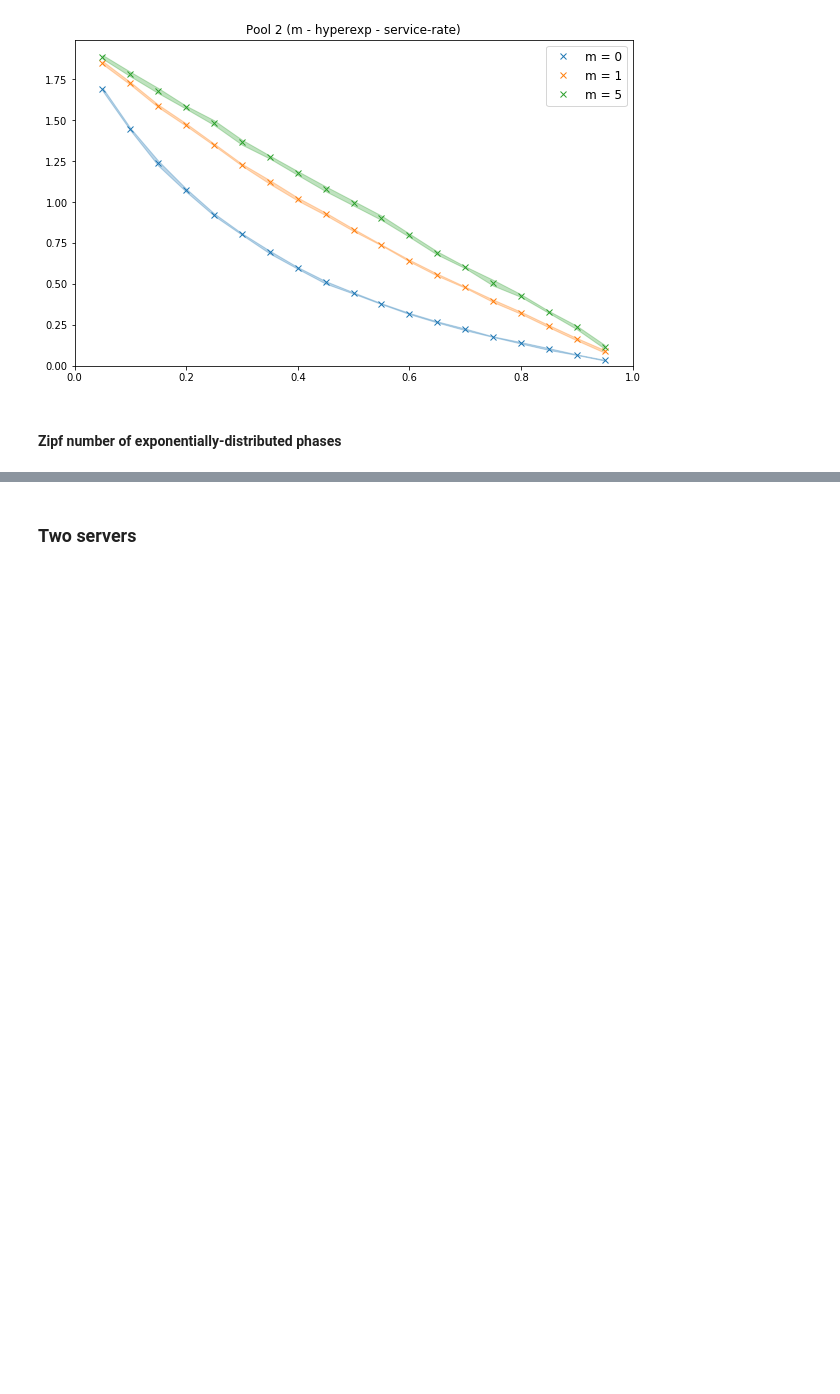
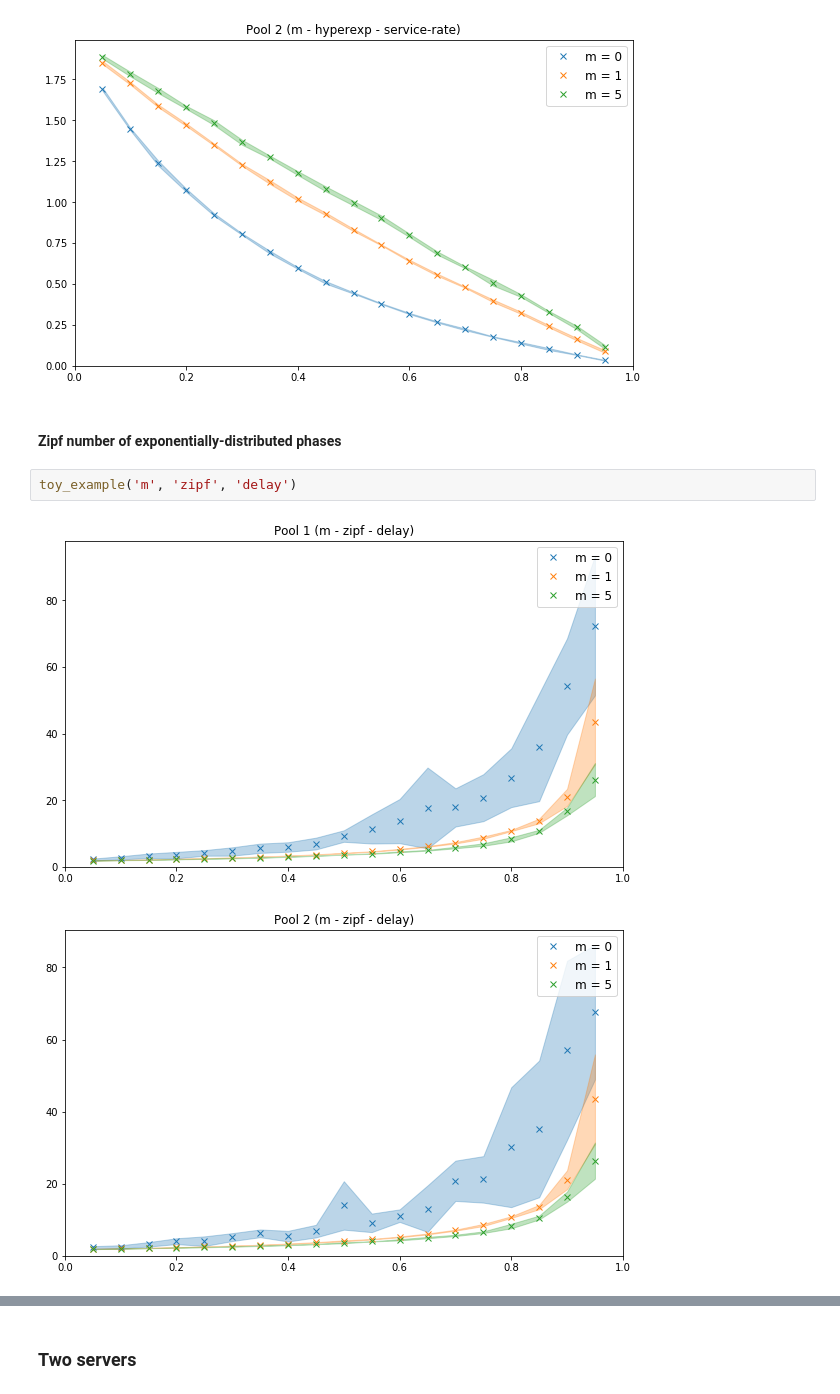
Before and after one commit to ccomte/phd-thesis, a Jupyter notebook: 7-job-scheduling/plot.ipynb, the cells around one changed output, grey strips where cells are left out. Saved outputs shown, nothing was run; the diff lists cells and outputs as text; blank space fills up the shorter version.

Commit message:
Add files in Chapter 7
Add zipf-scheduling.c and zipf-fcfs.c.

```diff
--- a/7-job-scheduling/plot.ipynb
+++ b/7-job-scheduling/plot.ipynb
@@ -75,3 +75,8 @@ toy_example('m', 'hyperexp', 'service-rate')
 [figure]
 # %% [markdown]
 #### Zipf number of exponentially-distributed phases
+# %%
+toy_example('m', 'zipf', 'delay')
+# %% [output]
+[figure, added]
+[figure, added]
```
Also changed, not shown: parts of 1 cell of this notebook, 3 other files.
